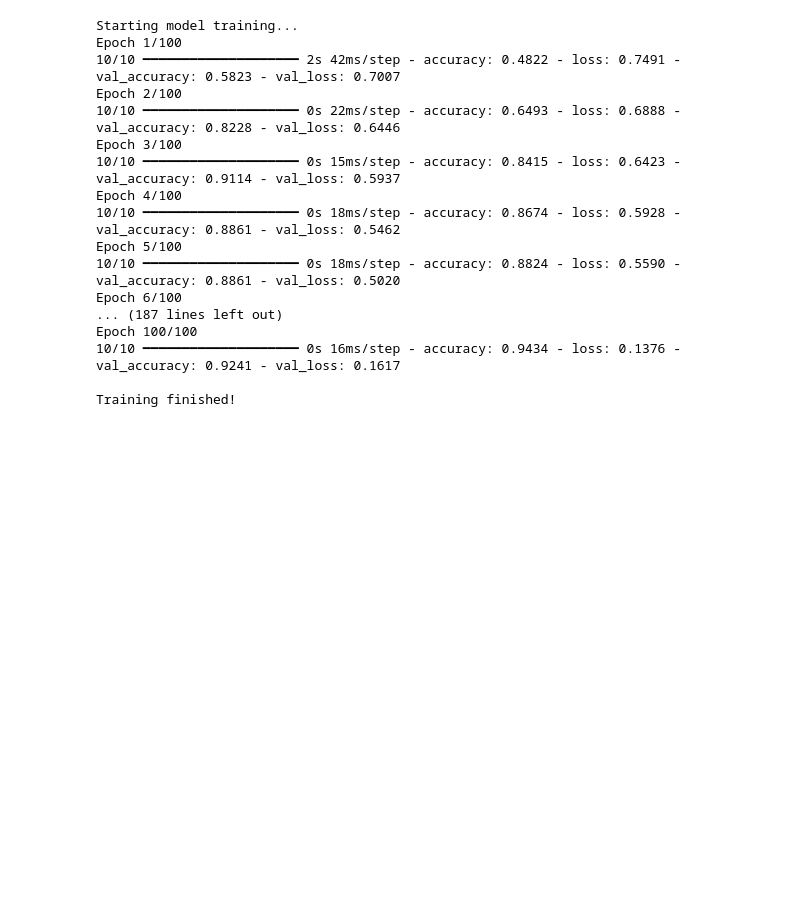
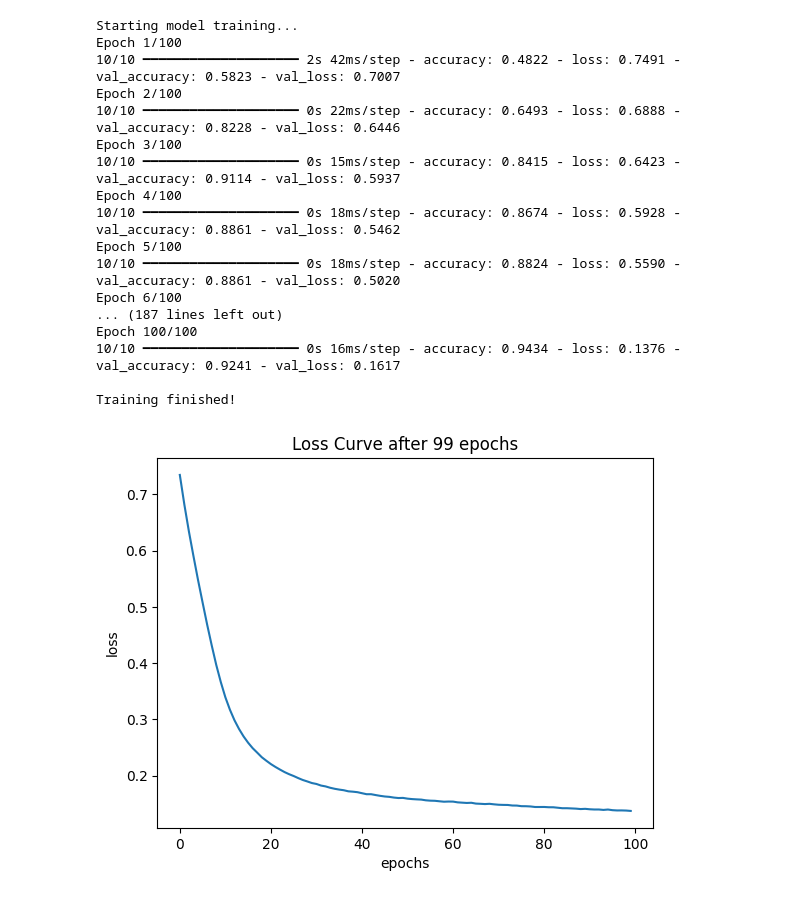
Before and after one commit to Rhode01/student-math-perfomance-model, a Jupyter notebook: main.ipynb, the cells around one changed output. Cells and saved outputs as stored; diff of their text form; code cells hidden in the pictures; blank space fills up the shorter version.

```diff
--- a/main.ipynb
+++ b/main.ipynb
@@ -170,3 +170,11 @@ Epoch 100/100
 10/10 ━━━━━━━━━━━━━━━━━━━━ 0s 16ms/step - accuracy: 0.9434 - loss: 0.1376 - val_accuracy: 0.9241 - val_loss: 0.1617
 
 Training finished!
+# %%
+plt.plot(history.history['loss'])
+plt.title(f"Loss Curve after {history.epoch[-1]} epochs")
+plt.xlabel("epochs")
+plt.ylabel("loss")
+plt.show()
+# %% [output]
+[figure, added]
```
